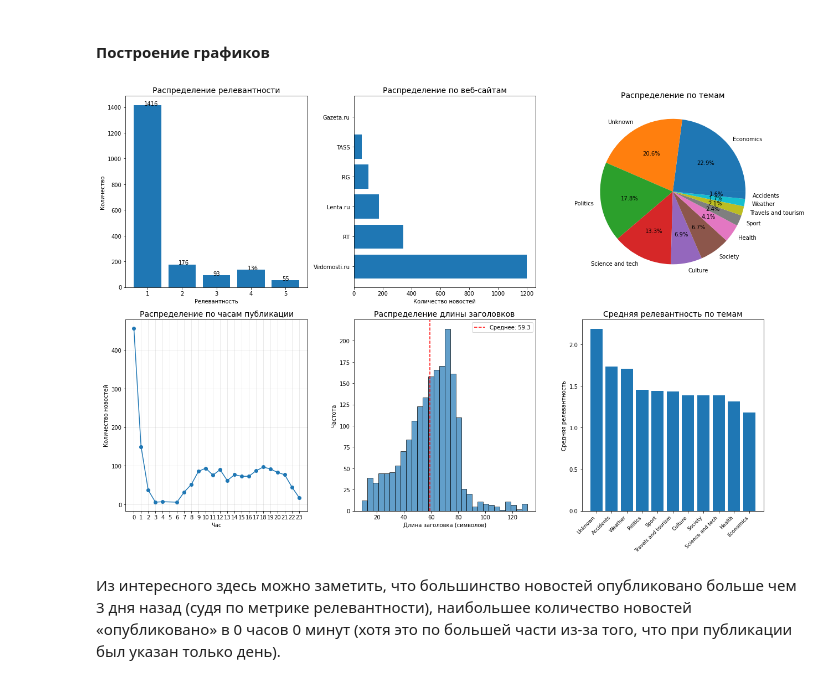
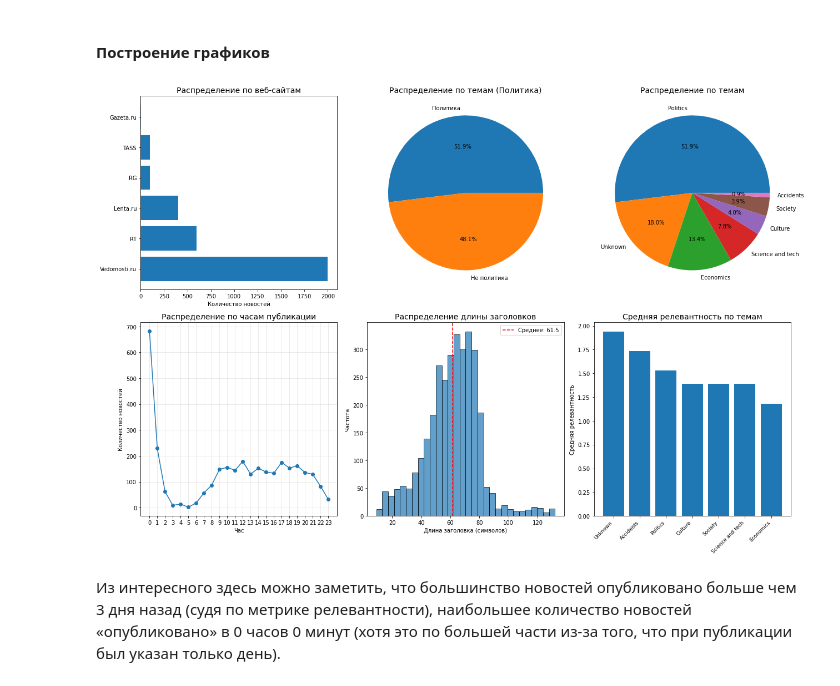
Before and after one commit to PaKicek/News-Classifier, a Jupyter notebook: model.ipynb, the cells around one changed output. Saved outputs shown, nothing was run; the diff lists cells and outputs as text; code cells hidden in the pictures.

Commit message:
add more visualizations for random forest and other models

```diff
--- a/model.ipynb
+++ b/model.ipynb
@@ -41,15 +43,9 @@ data_dir = Path("data")
 file_name = "all_news_2025-12-23.csv"
 file_path = data_dir / file_name
 df = pd.read_csv(file_path, parse_dates=['Publication Date'])
-
-df_filtered = df.copy()
-politics_indices = df_filtered[df_filtered['Topic'] == 'Politics'].index
-keep_percentage = 0.2
-n_politics_to_keep = int(len(politics_indices) * keep_percentage)
-random.seed(42)
-politics_to_keep = random.sample(list(politics_indices), n_politics_to_keep)
-mask_keep = df_filtered.index.isin(politics_to_keep) | (df_filtered['Topic'] != 'Politics')
-df = df_filtered[mask_keep].copy()
-
+topics_to_hide = ['Sport', 'Health', 'Travels and tourism', 'Weather']
+df.loc[df['Topic'].isin(topics_to_hide), 'Topic'] = 'Unknown'
+topic_dummies = pd.get_dummies(df['Topic'], prefix='Topic', dtype=int)
+df = pd.concat([df, topic_dummies], axis=1)
 display(df)
 # %% [output]
@@ -236,54 +242,51 @@ Name: count, dtype: int64
 # %%
 fig, axes = plt.subplots(2, 3, figsize=(18, 12))
 
-axes[0, 0].bar(df['Relevance'].value_counts().sort_index().index,
-               df['Relevance'].value_counts().sort_index().values)
-axes[0, 0].set_title('Распределение релевантности', fontsize=14)
-axes[0, 0].set_xlabel('Релевантность')
-axes[0, 0].set_ylabel('Количество')
-for i, v in enumerate(df['Relevance'].value_counts().sort_index().values):
-    axes[0, 0].text(i+0.9, v + 0.5, str(v), fontsize=10)
+top_websites = df['Website'].value_counts()
+axes[0, 0].barh(range(len(top_websites)), top_websites.values)
+axes[0, 0].set_yticks(range(len(top_websites)))
+axes[0, 0].set_yticklabels(top_websites.index)
+axes[0, 0].set_title('Распределение по веб-сайтам', fontsize=14)
+axes[0, 0].set_xlabel('Количество новостей')
 
-top_websites = df['Website'].value_counts()
-axes[0, 1].barh(range(len(top_websites)), top_websites.values)
-axes[0, 1].set_yticks(range(len(top_websites)))
-axes[0, 1].set_yticklabels(top_websites.index)
-axes[0, 1].set_title('Распределение по веб-сайтам', fontsize=14)
-axes[0, 1].set_xlabel('Количество новостей')
+politics_counts = df['Topic_Politics'].value_counts()
+labels = ['Политика', 'Не политика']
+axes[0, 1].pie(politics_counts.values, labels=labels, autopct='%1.1f%%')
+axes[0, 1].set_title('Распределение по темам (Политика)', fontsize=14)
 
 topics_counts = df['Topic'].value_counts()
 axes[0, 2].pie(topics_counts.values, labels=topics_counts.index, autopct='%1.1f%%')
 axes[0, 2].set_title('Распределение по темам', fontsize=14)
 
 hour_counts = df['Hour'].value_counts().sort_index()
 axes[1, 0].plot(hour_counts.index, hour_counts.values, marker='o')
 axes[1, 0].set_title('Распределение по часам публикации', fontsize=14)
 axes[1, 0].set_xlabel('Час')
 axes[1, 0].set_ylabel('Количество новостей')
 axes[1, 0].set_xticks(range(0, 24))
 axes[1, 0].grid(True, alpha=0.3)
 
 axes[1, 1].hist(df['Title_Length'], bins=30, edgecolor='black', alpha=0.7)
 axes[1, 1].set_title('Распределение длины заголовков', fontsize=14)
 axes[1, 1].set_xlabel('Длина заголовка (символов)')
 axes[1, 1].set_ylabel('Частота')
 axes[1, 1].axvline(df['Title_Length'].mean(), color='red', linestyle='--',
                   label=f'Среднее: {df["Title_Length"].mean():.1f}')
 axes[1, 1].legend()
 
 if 'Topic' in df.columns and 'Relevance' in df.columns:
     topic_relevance = df.groupby('Topic')['Relevance'].mean().sort_values(ascending=False)
     axes[1, 2].bar(range(len(topic_relevance)), topic_relevance.values)
     axes[1, 2].set_xticks(range(len(topic_relevance)))
     axes[1, 2].set_xticklabels(topic_relevance.index, rotation=45, ha='right')
     axes[1, 2].set_title('Средняя релевантность по темам', fontsize=14)
     axes[1, 2].set_ylabel('Средняя релевантность')
     axes[1, 2].tick_params(axis='x', labelsize=9)
 
 plt.tight_layout()
 plt.show()
 # %% [output]
-[figure, old version]
+[figure, new version]
 # %% [markdown]
 Из интересного здесь можно заметить, что большинство новостей опубликовано больше чем 3 дня назад (судя по метрике релевантности), наибольшее количество новостей «опубликовано» в 0 часов 0 минут (хотя это по большей части из-за того, что при публикации был указан только день).
 # %% [markdown]
```
Also changed, not shown: parts of 20 cells of this notebook, 1 other file.
